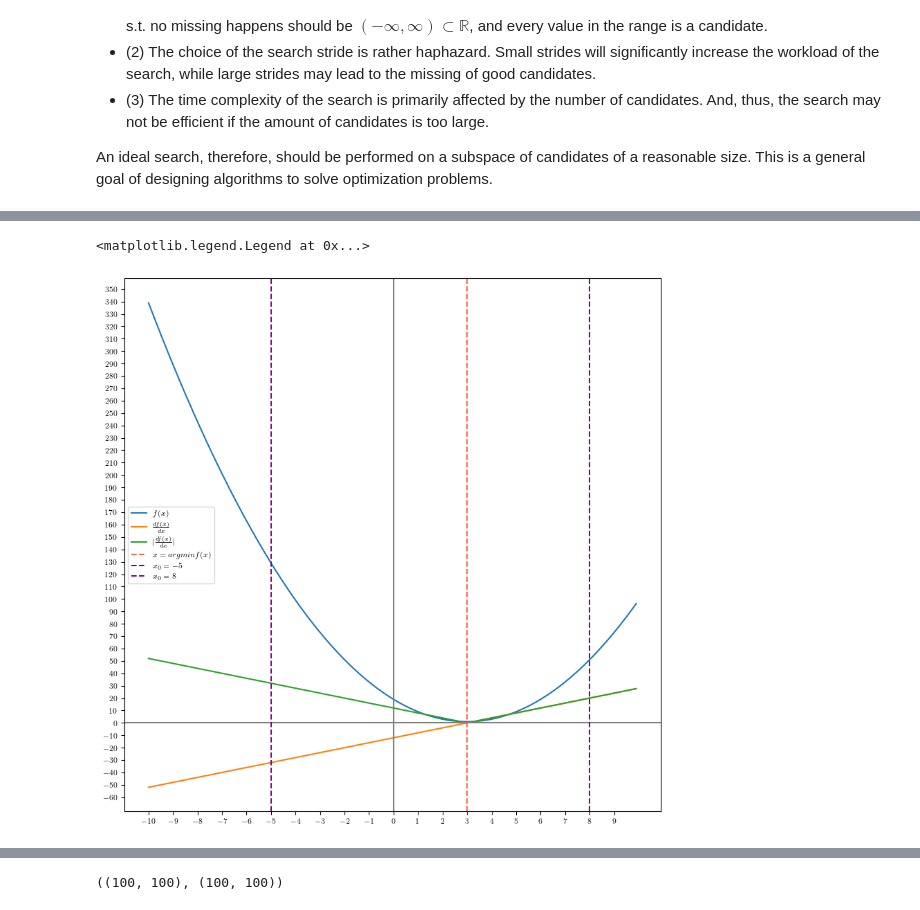
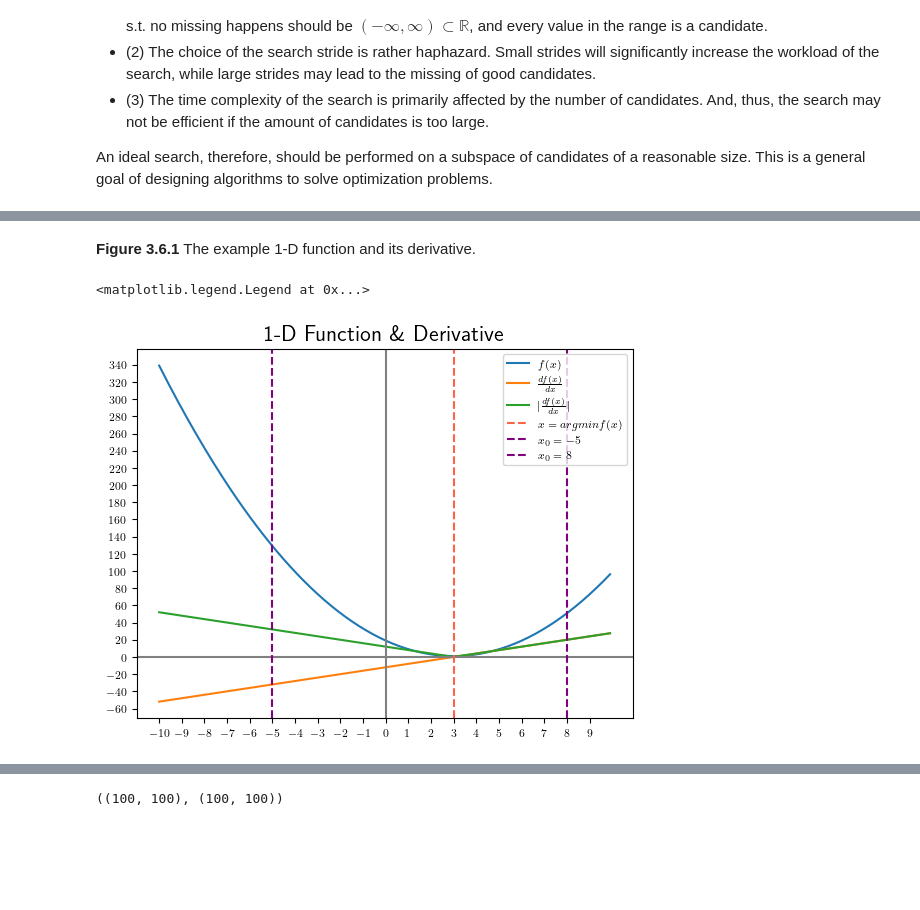
Before and after one commit to LeSaRDe/ml_have_fun, a Jupyter notebook: linear_models.ipynb, the cells around one changed output, grey strips where cells are left out. Cells and saved outputs as stored; diff of their text form; code cells hidden in the pictures; blank space fills up the shorter version.

```diff
--- a/linear_models.ipynb
+++ b/linear_models.ipynb
@@ -364,29 +374,34 @@ W.r.t. the third question, an intuitive and simple idea is that we terminate the
+# %% [markdown]
+<a name="fig:3_6_1" /> **Figure 3.6.1** The example 1-D function and its derivative.
 # %%
 xticks = np.arange(-10, 10, 0.1)
 f_x = 2 * (xticks - 3) ** 2 + 1
 df_x = 4 * xticks - 12
 abs_df_x = np.abs(df_x)
 
-ax = plt.figure(figsize=(10,10)).add_subplot()
+ax = plt.figure().add_subplot()
 plt.rcParams.update({
     "text.usetex": True,
     "font.family": "sans-serif",
-    "font.size": 8
+    "font.size": 8,
+    "axes.titlesize": 16
 })
+
 ax.plot(xticks, f_x, label=r'$f(x)$')
 ax.plot(xticks, df_x, label=r'$\frac{df(x)}{dx}$')
 ax.plot(xticks, abs_df_x, label=r'$|\frac{df(x)}{dx}|$')
 ax.set_xticks(np.arange(-10, 10, 1))
-ax.set_yticks(np.arange(-60, 360, 10))
+ax.set_yticks(np.arange(-60, 360, 20))
 ax.axhline(0, color='grey')
 ax.axvline(0, color='grey')
 ax.axvline(3, color='tomato', ls='--', label=r'$x=argmin f(x)$')
 ax.axvline(-5, color='purple', ls='--', label=r'$x_0=-5$')
 ax.axvline(8, color='purple', ls='--', label=r'$x_0=8$')
+ax.set_title('1-D Function \& Derivative')
 ax.legend()
 # %% [output]
 <matplotlib.legend.Legend at 0x...>
-[figure, old version]
+[figure, new version]
 # %% [markdown]
 Based on the above ideas in addressing the three questions, we propose the first algorithm, **Algorithm GD-1**:
 
```
Also changed, not shown: parts of 45 cells of this notebook.
